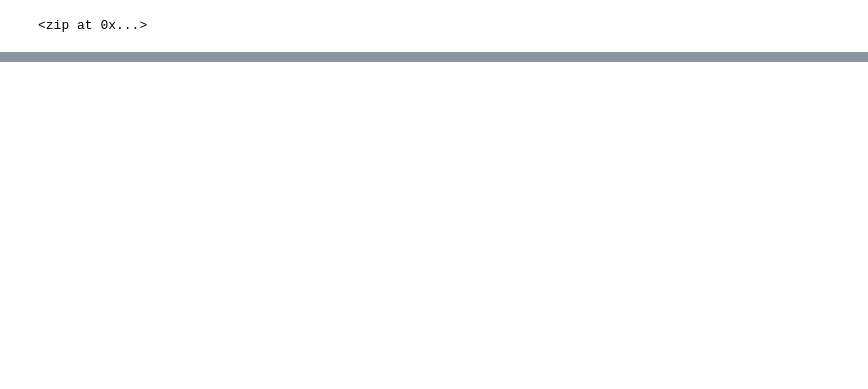
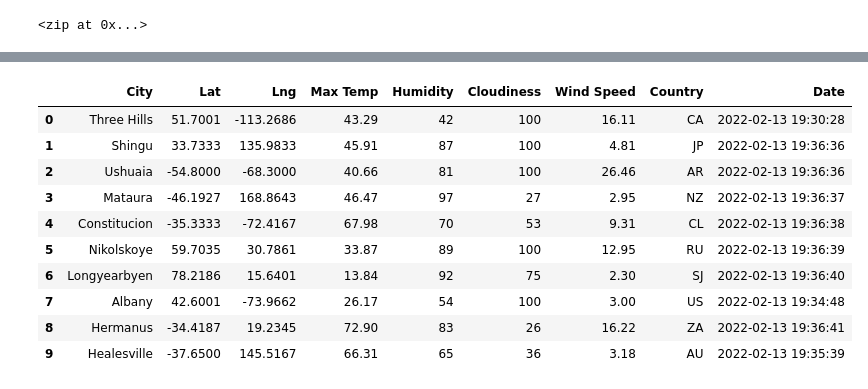
Before and after one commit to KathiaF/World_Weather_Analysis, a Jupyter notebook: WeatherPy.ipynb, the cells around one changed output, grey strips where cells are left out. Saved outputs shown, nothing was run; the diff lists cells and outputs as text; code cells hidden in the pictures; blank space fills up the shorter version.

```diff
--- a/WeatherPy.ipynb
+++ b/WeatherPy.ipynb
@@ -10,0 +22,10 @@ from citipy import citipy
+# %%
+# Create an empty list to hold the weather data.
+city_data = []
+# Print the beginning of the logging.
+print("Beginning Data Retrieval     ")
+print("-----------------------------")
+
+# Create counters.
+record_count = 1
+set_count = 1
@@ -60,0 +94,16 @@ len(cities)
+# %%
+# Starting URL for Weather Map API Call.
+url = "http://api.openweathermap.org/data/2.5/weather?units=Imperial&APPID=" + weather_api_key
+#print(url)
+# %%
+# Loop through all the cities in our list.
+for i in range(len(cities)):
+
+    # Group cities in sets of 50 for logging purposes.
+    if (i % 50 == 0 and i >= 50):
+        set_count += 1
+        record_count = 1
+        time.sleep(60)
+
+    # Create endpoint URL with each city.
+    city_url = url + "&q=" + cities[i]
@@ -60,0 +180,16 @@ len(cities)
+# %%
+# Convert the array of dictionaries to a Pandas DataFrame.
+city_data_df = pd.DataFrame(city_data)
+city_data_df.head(10)
+# %% [output]
+|  | City | Lat | Lng | Max Temp | Humidity | Cloudiness | Wind Speed | Country | Date |
+| 0 | Three Hills | 51.7001 | -113.2686 | 43.29 | 42 | 100 | 16.11 | CA | 2022-02-13 19:30:28 |
+| 1 | Shingu | 33.7333 | 135.9833 | 45.91 | 87 | 100 | 4.81 | JP | 2022-02-13 19:36:36 |
+| 2 | Ushuaia | -54.8000 | -68.3000 | 40.66 | 81 | 100 | 26.46 | AR | 2022-02-13 19:36:36 |
+| 3 | Mataura | -46.1927 | 168.8643 | 46.47 | 97 | 27 | 2.95 | NZ | 2022-02-13 19:36:37 |
+| 4 | Constitucion | -35.3333 | -72.4167 | 67.98 | 70 | 53 | 9.31 | CL | 2022-02-13 19:36:38 |
+| 5 | Nikolskoye | 59.7035 | 30.7861 | 33.87 | 89 | 100 | 12.95 | RU | 2022-02-13 19:36:39 |
+| 6 | Longyearbyen | 78.2186 | 15.6401 | 13.84 | 92 | 75 | 2.30 | SJ | 2022-02-13 19:36:40 |
+| 7 | Albany | 42.6001 | -73.9662 | 26.17 | 54 | 100 | 3.00 | US | 2022-02-13 19:34:48 |
+| 8 | Hermanus | -34.4187 | 19.2345 | 72.90 | 83 | 26 | 16.22 | ZA | 2022-02-13 19:36:41 |
+| 9 | Healesville | -37.6500 | 145.5167 | 66.31 | 65 | 36 | 3.18 | AU | 2022-02-13 19:35:39 |
```
Also changed, not shown: parts of 12 cells of this notebook, 5 other files.
